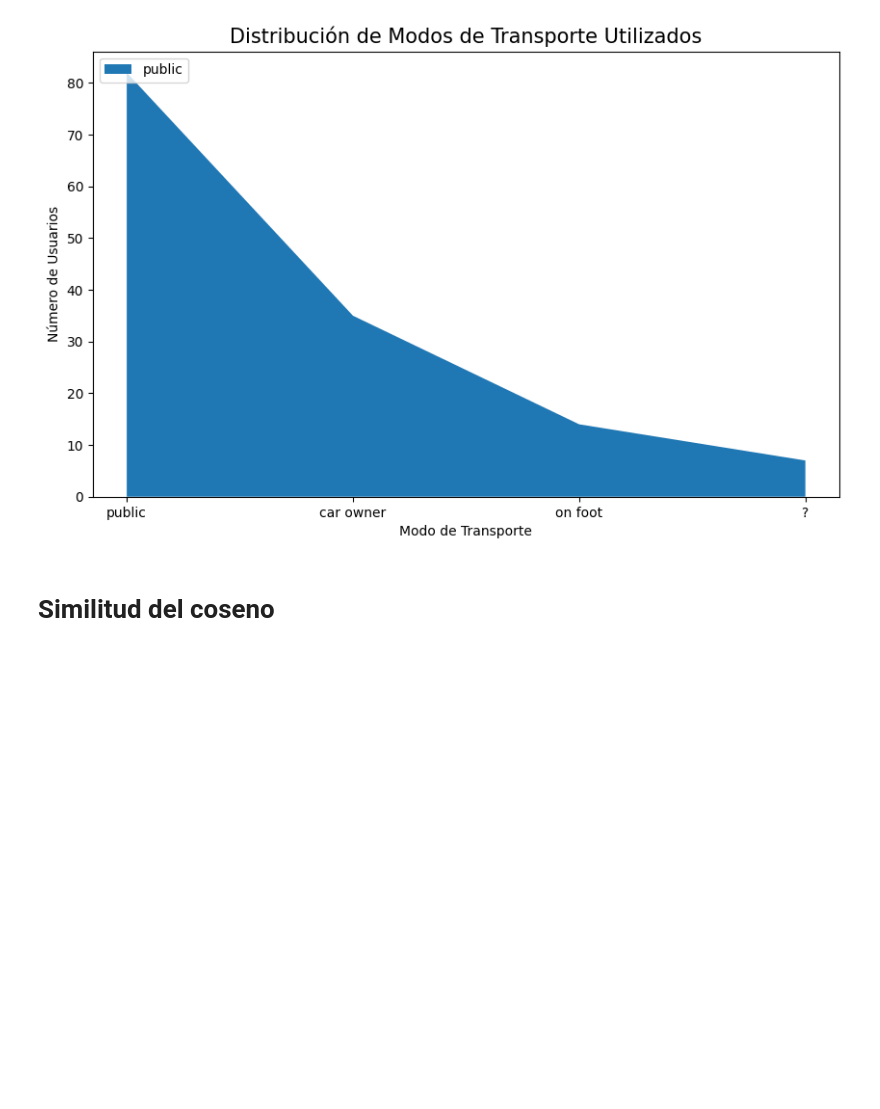
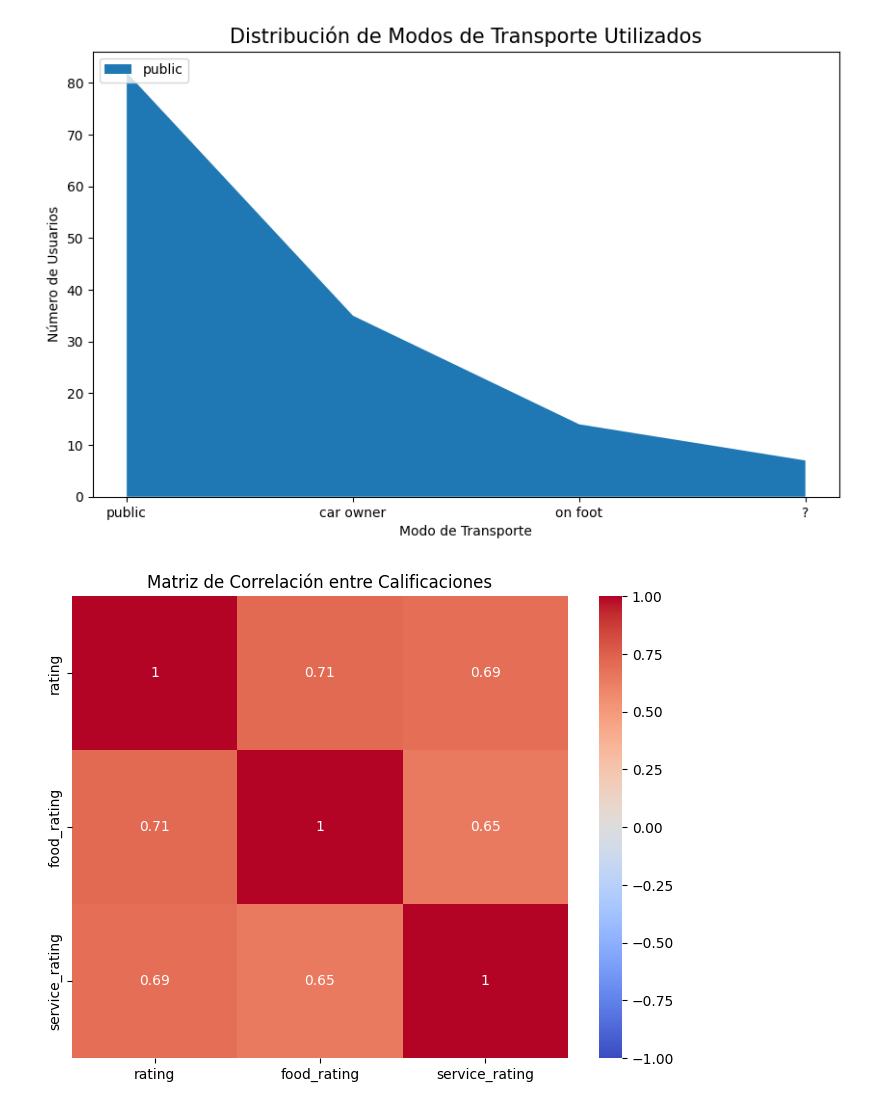
Before and after one commit to azulamakk/Predictivo-Avanzado, a Jupyter notebook: TP2/Entrega2.ipynb, the cells around one changed output. Saved outputs shown, nothing was run; the diff lists cells and outputs as text; code cells hidden in the pictures; blank space fills up the shorter version.

```diff
--- a/TP2-p2/Entrega2.ipynb
+++ b/TP2/Entrega2.ipynb
@@ -134,5 +146,12 @@ plt.legend(loc='upper left')
 plt.show()
 # %% [output]
 [figure]
-# %% [markdown]
-# Similitud del coseno
+# %%
+correlation_matrix = df_ratings[['rating', 'food_rating', 'service_rating']].corr()
+
+plt.figure(figsize=(8, 6))
+sns.heatmap(correlation_matrix, annot=True, cmap='coolwarm', vmin=-1, vmax=1)
+plt.title('Matriz de Correlación entre Calificaciones')
+plt.show()
+# %% [output]
+[figure, added]
```
Also changed, not shown: parts of 6 cells of this notebook.
